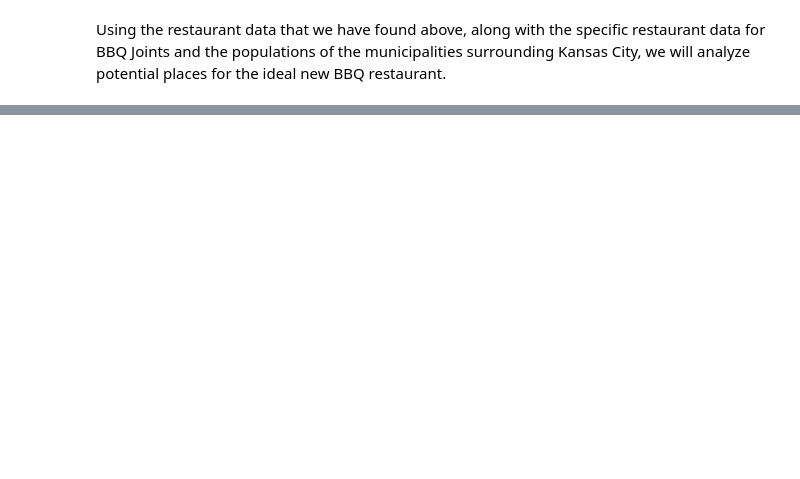
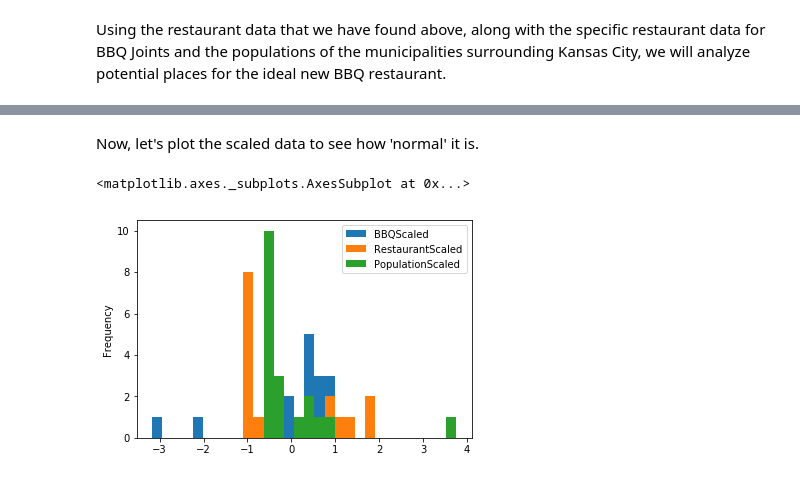
Before and after one commit to anw3612/Coursera_Capstone, a Jupyter notebook: Capstone BBQ Restaurants Project.ipynb, the cells around one changed output, grey strips where cells are left out. Drawn from its saved outputs; the diff is of its cells as text; code cells hidden in the pictures; blank space fills up the shorter version.

```diff
--- a/Capstone BBQ Restaurants Project.ipynb
+++ b/Capstone BBQ Restaurants Project.ipynb
@@ -279,7 +278,7 @@ KCMapBBQ = folium.Map(location = [39.100105, -94.578142], zoom_start = 9, tiles
 for row in KCdf.itertuples():
     folium.Marker([row.Latitude, row.Longitude], popup= row.Name).add_to(KCMapBBQ)
     folium.Circle(radius = row.minDistanceMeters/2, location = [row.Latitude, row.Longitude], color = 'Blue', fill = True).add_to(KCMapBBQ)
-for i in range(18):
+for i in range(19):
     df = getNearbyBBQJoints(KCdf.at[i, 'Latitude'], KCdf.at[i, 'Longitude'], KCdf.at[i, 'minDistanceMeters']/2)
     for row in df.itertuples():
         folium.Marker([row.Venue_Latitude, row.Venue_Longitude], popup= row.Venue, icon=folium.Icon(color='green')).add_to(KCMapBBQ)
@@ -313,8 +312,10 @@ def getNearbyRestaurants(lat, lng, rad):
                   'Venue_Category']
     return(nearby_venues)
 # %%
-for i in range(18):
+for i in range(19):
     print(getNearbyRestaurants(KCdf.at[i, 'Latitude'], KCdf.at[i, 'Longitude'], KCdf.at[i, 'minDistanceMeters']/2))
+    KCdf.at[i, 'RestaurantCount'] = len(getNearbyRestaurants(KCdf.at[i, 'Latitude'], KCdf.at[i, 'Longitude'], KCdf.at[i, 'minDistanceMeters']/2))
+print(KCdf)
 # %% [output]
                                    Venue  Venue_Latitude  Venue_Longitude  \
 0                  Bristol Seafood Grill       39.097064       -94.582879
@@ -335,0 +339,4 @@ for i in range(18):
+# %%
+Population = [488943, 152938, 191278, 137472, 117306, 97290, 65513, 54945, 53553, 36210, 34659, 31507, 29211, 27140, 25159, 23480, 22368, 21583, 21167]
+KCdf['Population'] = Population
+KCdf
@@ -337,0 +377,7 @@ Using the restaurant data that we have found above, along with the specific rest
+# %%
+from sklearn import preprocessing
+scaler = preprocessing.StandardScaler()
+scaled_KC_Data = scaler.fit_transform(KCdf[['BBQCount','RestaurantCount', 'Population']])
+scaled_KC_Data = pd.DataFrame(scaled_KC_Data, columns = ['BBQScaled', 'RestaurantScaled', 'PopulationScaled'])
+KCdf = pd.concat([KCdf, scaled_KC_Data], axis = 1)
+KCdf
@@ -337,0 +402,8 @@ Using the restaurant data that we have found above, along with the specific rest
+# %% [markdown]
+Now, let's plot the scaled data to see how 'normal' it is.
+# %%
+import matplotlib.pyplot as plt
+KCdf[['BBQScaled', 'RestaurantScaled', 'PopulationScaled']].plot(kind = 'hist', legend = True, bins = 30)
+# %% [output]
+<matplotlib.axes._subplots.AxesSubplot at 0x...>
+[figure, added]
```
Also changed, not shown: parts of 26 cells of this notebook, 1 other file.
